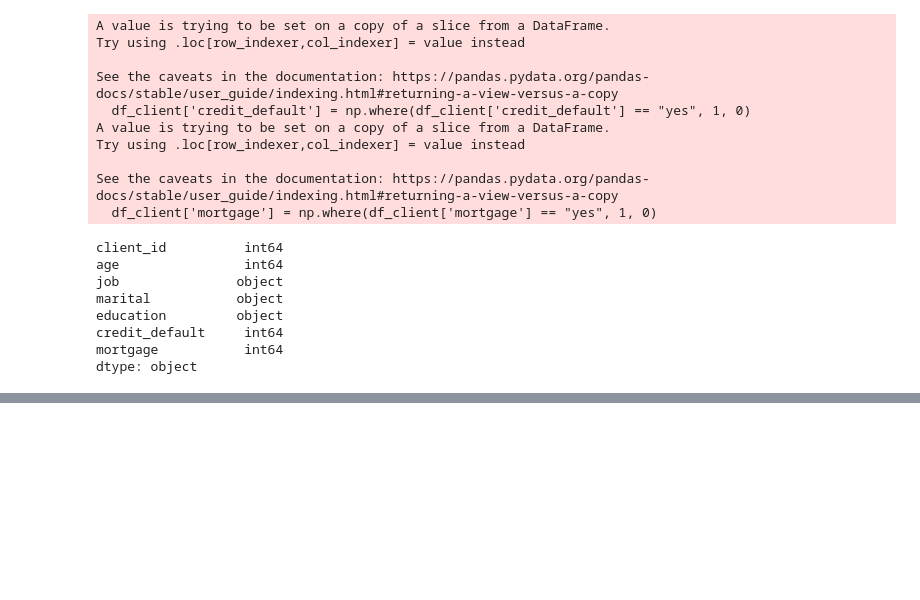
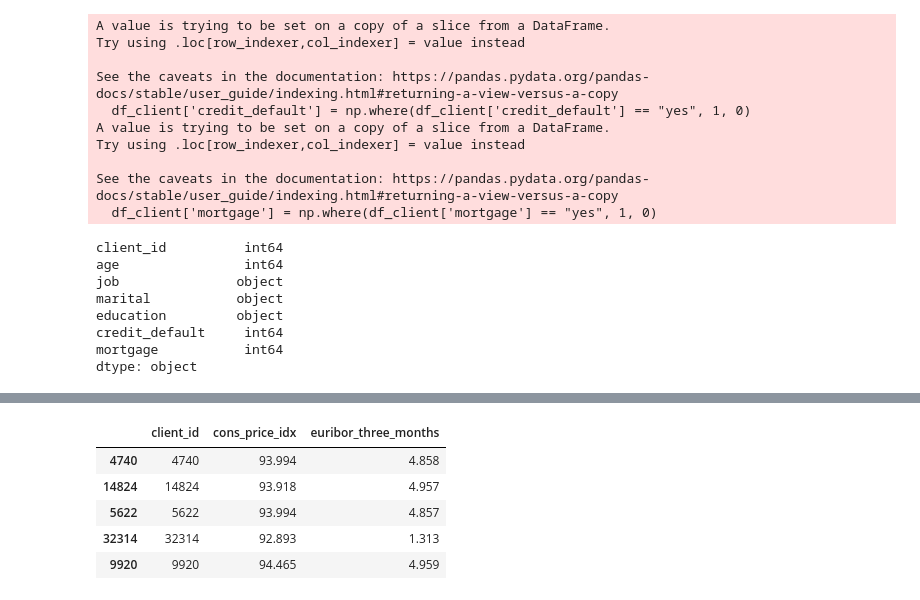
Before and after one commit to astridnadyaa/data-cleaning-practice, a Jupyter notebook: bank-marketing-data-cleaning.ipynb, the cells around one changed output, grey strips where cells are left out. Cells and saved outputs as stored; diff of their text form; code cells hidden in the pictures; blank space fills up the shorter version.

```diff
--- a/bank-marketing-data-cleaning.ipynb
+++ b/bank-marketing-data-cleaning.ipynb
@@ -188,0 +387,9 @@ See the caveats in the documentation: https://pandas.pydata.org/pandas-docs/stab
+# %%
+df_economics.sample(5)
+# %% [output]
+|  | client_id | cons_price_idx | euribor_three_months |
+| 4740 | 4740 | 93.994 | 4.858 |
+| 14824 | 14824 | 93.918 | 4.957 |
+| 5622 | 5622 | 93.994 | 4.857 |
+| 32314 | 32314 | 92.893 | 1.313 |
+| 9920 | 9920 | 94.465 | 4.959 |
```
Also changed, not shown: parts of 26 cells of this notebook.
